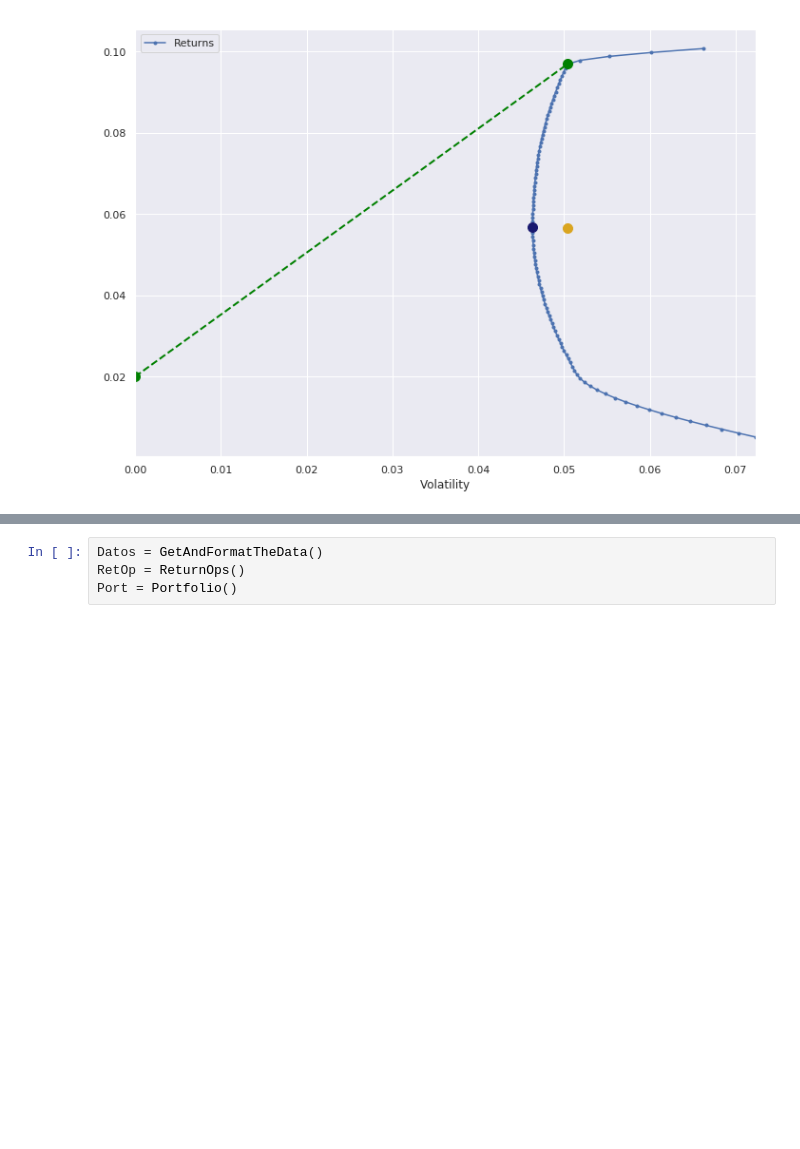
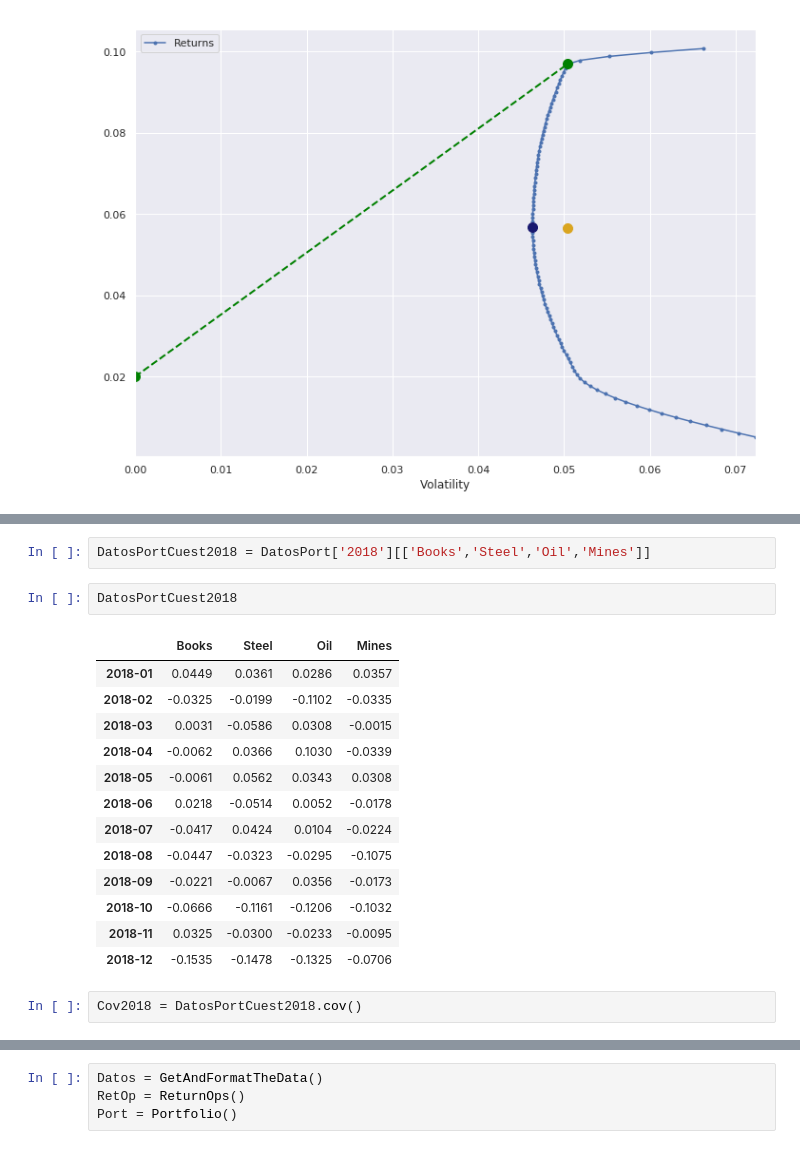
Before and after one commit to Ram12a/Finance, a Jupyter notebook: Week1-2.ipynb, the cells around one changed output, grey strips where cells are left out. Saved outputs shown, nothing was run; the diff lists cells and outputs as text; blank space fills up the shorter version.

```diff
--- a/VisualP1.1.ipynb
+++ b/Week1-2.ipynb
@@ -281,3 +281,23 @@ HFIndex.head()
 | 1997-03-31 | 0.78 | -0.21 | -0.12 | -1.20 | 0.16 | ... |
 | 1997-04-30 | 0.86 | -1.70 | 0.30 | 1.19 | 1.19 | ... |
 | 1997-05-31 | 1.56 | -0.15 | 2.33 | 3.15 | 1.89 | ... |
+# %%
+DatosPortCuest2018 = DatosPort['2018'][['Books','Steel','Oil','Mines']]
+# %%
+DatosPortCuest2018
+# %% [output]
+|  | Books | Steel | Oil | Mines |
+| 2018-01 | 0.0449 | 0.0361 | 0.0286 | 0.0357 |
+| 2018-02 | -0.0325 | -0.0199 | -0.1102 | -0.0335 |
+| 2018-03 | 0.0031 | -0.0586 | 0.0308 | -0.0015 |
+| 2018-04 | -0.0062 | 0.0366 | 0.1030 | -0.0339 |
+| 2018-05 | -0.0061 | 0.0562 | 0.0343 | 0.0308 |
+| 2018-06 | 0.0218 | -0.0514 | 0.0052 | -0.0178 |
+| 2018-07 | -0.0417 | 0.0424 | 0.0104 | -0.0224 |
+| 2018-08 | -0.0447 | -0.0323 | -0.0295 | -0.1075 |
+| 2018-09 | -0.0221 | -0.0067 | 0.0356 | -0.0173 |
+| 2018-10 | -0.0666 | -0.1161 | -0.1206 | -0.1032 |
+| 2018-11 | 0.0325 | -0.0300 | -0.0233 | -0.0095 |
+| 2018-12 | -0.1535 | -0.1478 | -0.1325 | -0.0706 |
+# %%
+Cov2018 = DatosPortCuest2018.cov()
```
Also changed, not shown: parts of 6 cells of this notebook.
